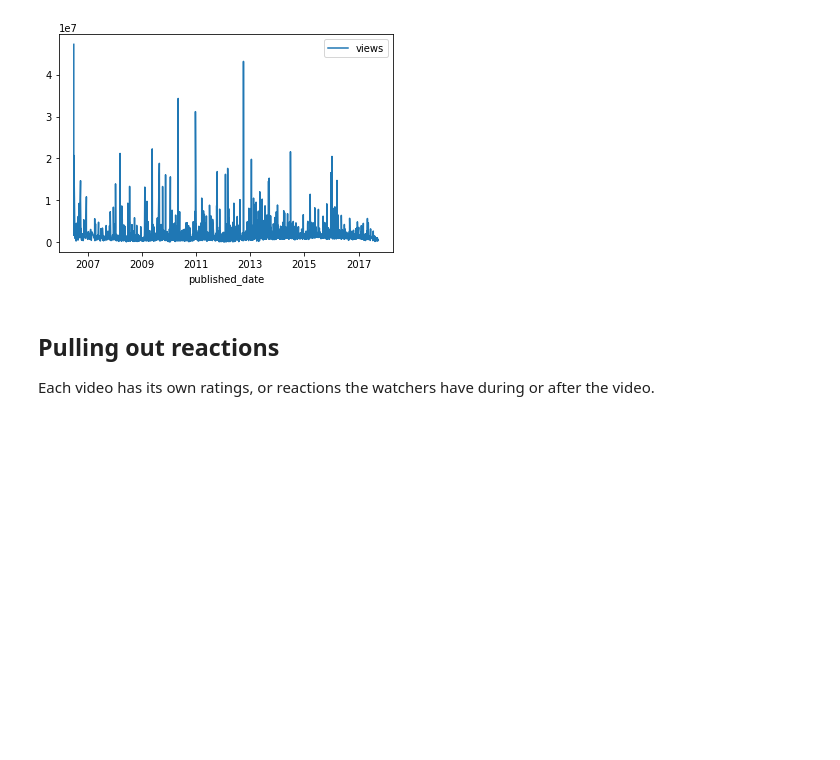
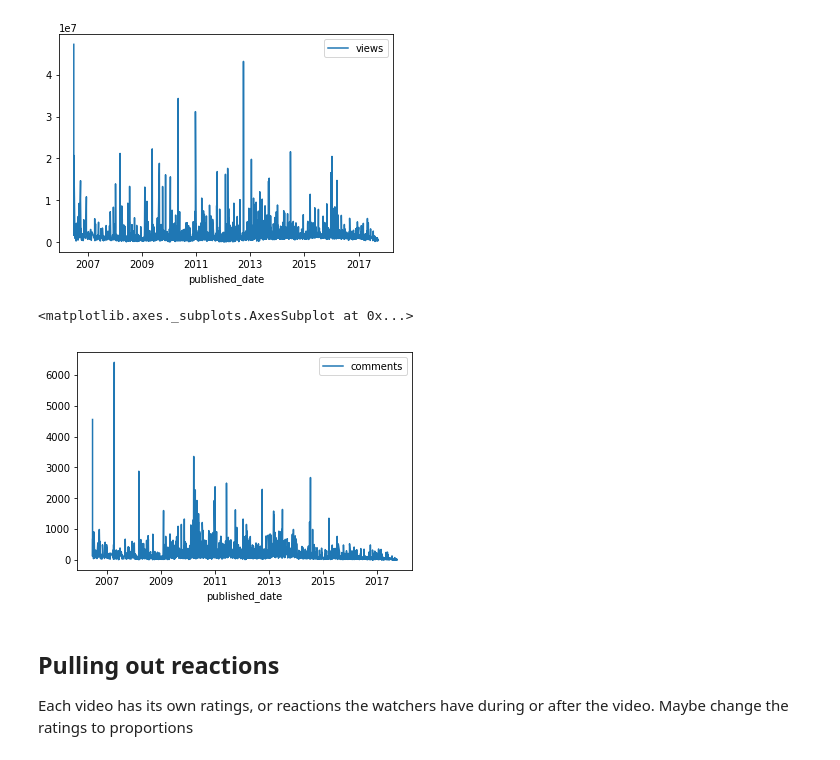
Before and after one commit to djmor12/Metis, a Jupyter notebook: Luther/Luther Kaggle Data.ipynb, the cells around one changed output. Cells and saved outputs as stored; diff of their text form; code cells hidden in the pictures; blank space fills up the shorter version.

```diff
--- a/Luther/Luther Kaggle Data.ipynb
+++ b/Luther/Luther Kaggle Data.ipynb
@@ -132,10 +132,15 @@ data[['published_date','views']].set_index('published_date').plot()
 # %% [output]
 <matplotlib.axes._subplots.AxesSubplot at 0x...>
 [figure]
+# %%
+data[['published_date','comments']].set_index('published_date').plot()
+# %% [output]
+<matplotlib.axes._subplots.AxesSubplot at 0x...>
+[figure, added]
 # %% [markdown]
 ## Pulling out reactions
 
-Each video has its own ratings, or reactions the watchers have during or after the video.
+Each video has its own ratings, or reactions the watchers have during or after the video.  Maybe change the ratings to proportions
 # %%
 #Pulls the number of tags for a certain tag
 def FindTag(tag, sl):
```
Also changed, not shown: parts of 9 cells of this notebook.
